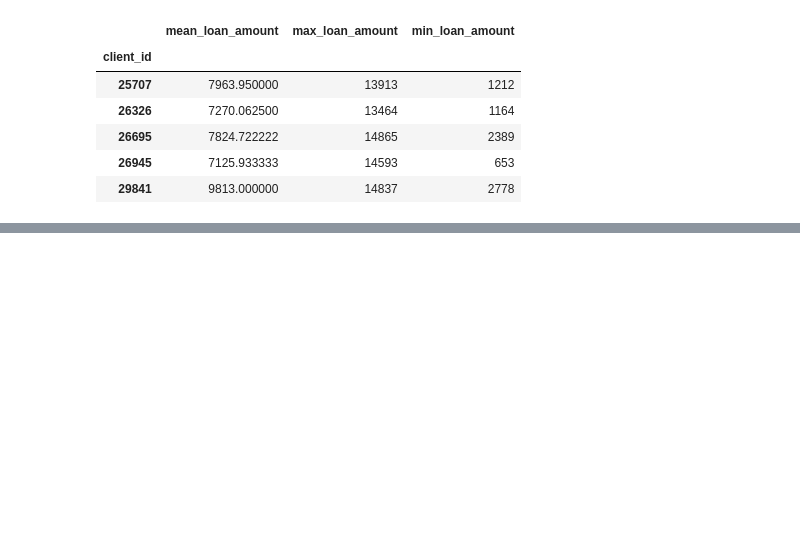
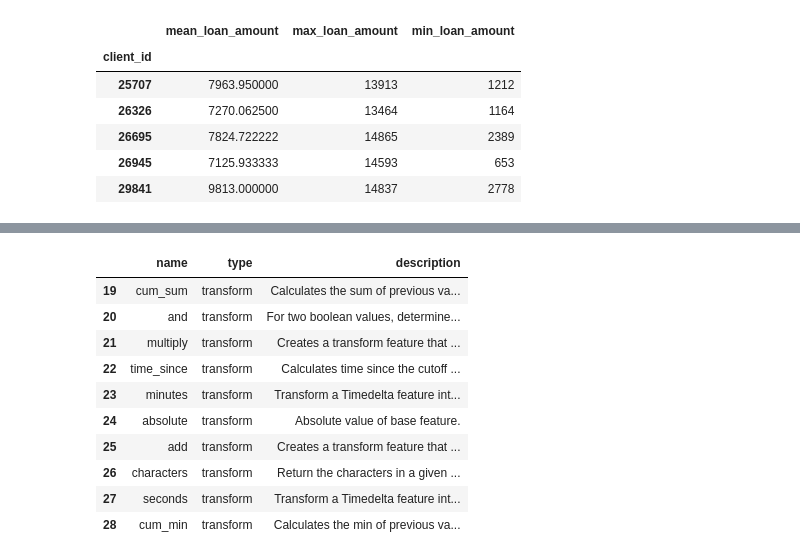
Before and after one commit to FreddyBruce/ipython-notebooks, a Jupyter notebook: feature-engineering/automated-feature-engineeering.ipynb, the cells around one changed output, grey strips where cells are left out. Drawn from its saved outputs; the diff is of its cells as text; code cells hidden in the pictures; blank space fills up the shorter version.

```diff
--- a/feature-engineering/automated-feature-engineeering.ipynb
+++ b/feature-engineering/automated-feature-engineeering.ipynb
@@ -124,0 +269,14 @@ The first part of Featuretools to understand is an entity. This is simply a tabl
+# %%
+primitives[primitives['type'] == 'transform'].head(10)
+# %% [output]
+|  | name | type | description |
+| 19 | cum_sum | transform | Calculates the sum of previous va... |
+| 20 | and | transform | For two boolean values, determine... |
+| 21 | multiply | transform | Creates a transform feature that ... |
+| 22 | time_since | transform | Calculates time since the cutoff ... |
+| 23 | minutes | transform | Transform a Timedelta feature int... |
+| 24 | absolute | transform | Absolute value of base feature. |
+| 25 | add | transform | Creates a transform feature that ... |
+| 26 | characters | transform | Return the characters in a given ... |
+| 27 | seconds | transform | Transform a Timedelta feature int... |
+| 28 | cum_min | transform | Calculates the min of previous va... |
```
Also changed, not shown: parts of 40 cells of this notebook.
